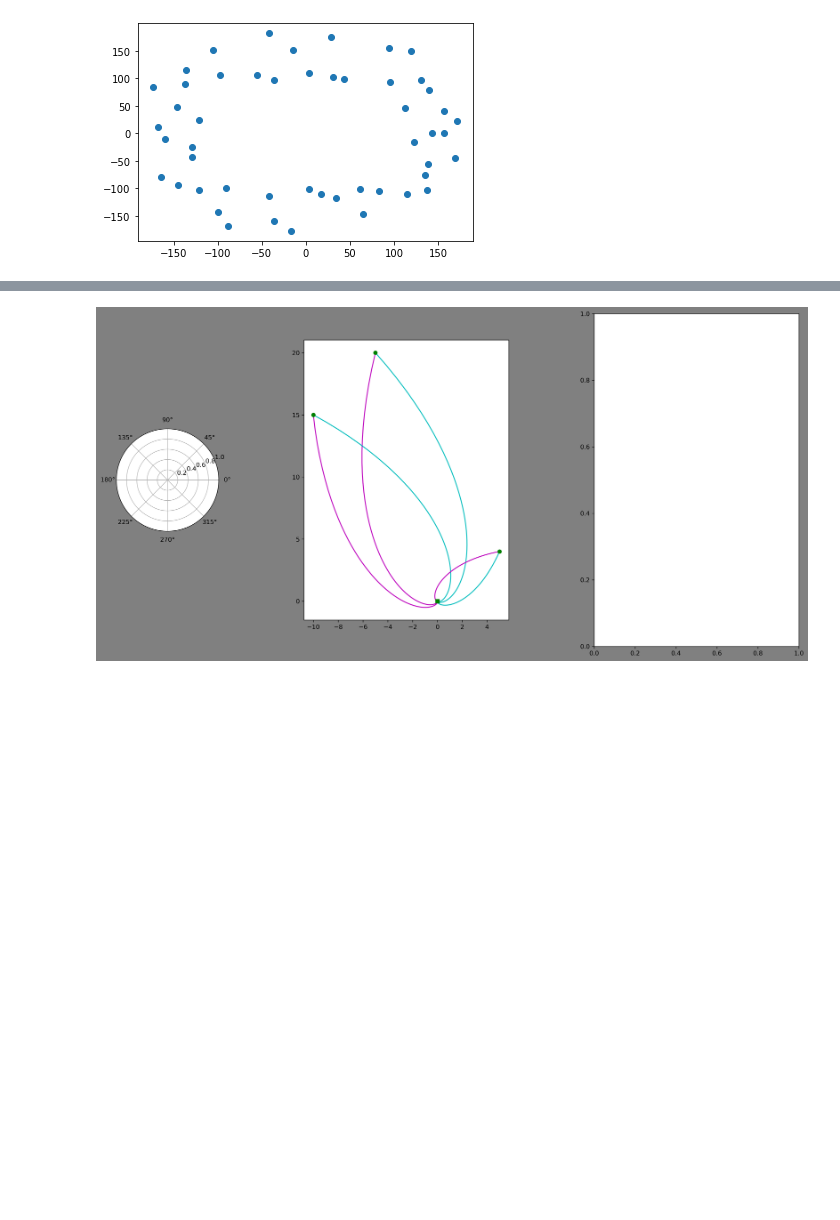
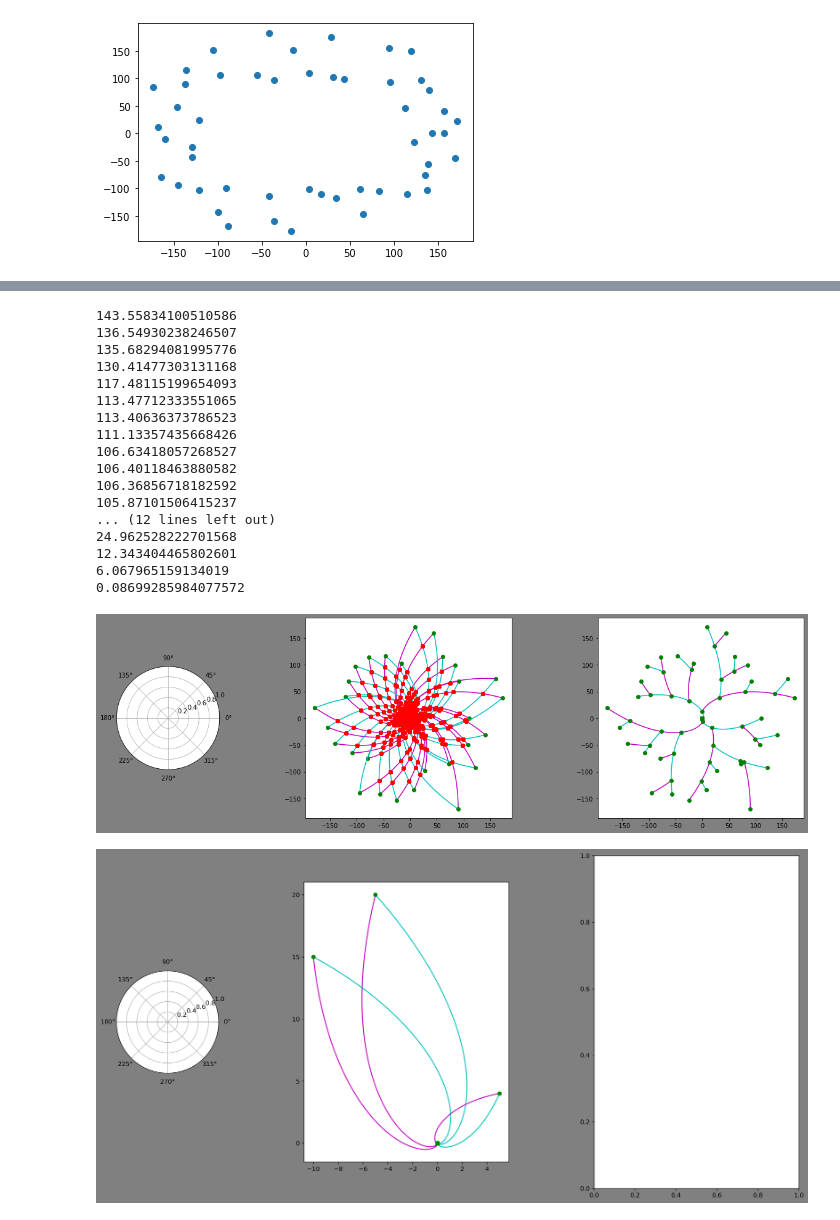
Before and after one commit to glebpinigin/flowmapper, a Jupyter notebook: tree_builder.ipynb, the cells around one changed output, grey strips where cells are left out. Drawn from its saved outputs; the diff is of its cells as text; code cells hidden in the pictures; blank space fills up the shorter version.

```diff
--- a/tree_builder.ipynb
+++ b/tree_builder.ipynb
@@ -380,33 +409,54 @@ AttributeError: 'tuple' object has no attribute 'dst'
 # %%
-dataset = [(110.60289476284164, 0.0),
+leaves = [(110.60289476284164, 0.0),
  (172.66269590402504, 38.00593334790393),
  (160.04780458535853, 74.04599928279603),
  (91.28819245356952, 69.39547975534474),
  (84.53031269794627, 99.51677748032657),
  (60.82883221325307, 114.73534898240658),
  (44.21192450783797, 159.23696070102386),
  (9.237648714392932, 170.37840524965335),
  (-16.7481641066041, 102.15928160389913),
  (-46.50537127325378, 116.71968057336491),
  (-77.27938662754069, 113.97856801033778),
  (-102.55266333593273, 97.14304271129762),
  (-114.95662921751178, 69.16710888299222),
  (-120.8788321280685, 40.72882066269916),
  (-178.2827001181997, 19.38941210325078),
  (-154.36600909848062, -16.788315204785544),
  (-140.3941738848047, -47.30430489420864),
  (-108.0101151223719, -64.98753002750344),
  (-79.36277598624645, -75.17641460041725),
  (-94.59789671726276, -139.5214594105088),
  (-56.48931447500145, -141.77748850964534),
  (-25.11407890334805, -153.18910434475615),
  (7.280803914360199, -134.28652660620753),
  (27.132268556261472, -97.72159954396669),
  (89.91828075688638, -169.60386953296788),
  (72.24816247650075, -85.05711240212986),
  (122.04465697419597, -92.77593623741028),
  (108.45855133932353, -50.1782691458383),
  (140.47334670755347, -30.92052179639243)]
+
+expl = FlowTreeBuilder(b=1.9, leaves=leaves)
+# %% [output]
+143.55834100510586
+136.54930238246507
+135.68294081995776
+130.41477303131168
+117.48115199654093
+113.47712333551065
+113.40636373786523
+111.13357435668426
+106.63418057268527
+106.40118463880582
+106.36856718182592
+105.87101506415237
+... (12 lines left out)
+24.962528222701568
+12.343404465802601
+6.067965159134019
+0.08699285984077572
+[figure, added]
 # %%
 # тест работы LimitedSLC
 fig = plt.figure(1,(20,10), facecolor='gray', dpi=300)
```
Also changed, not shown: parts of 11 cells of this notebook.
